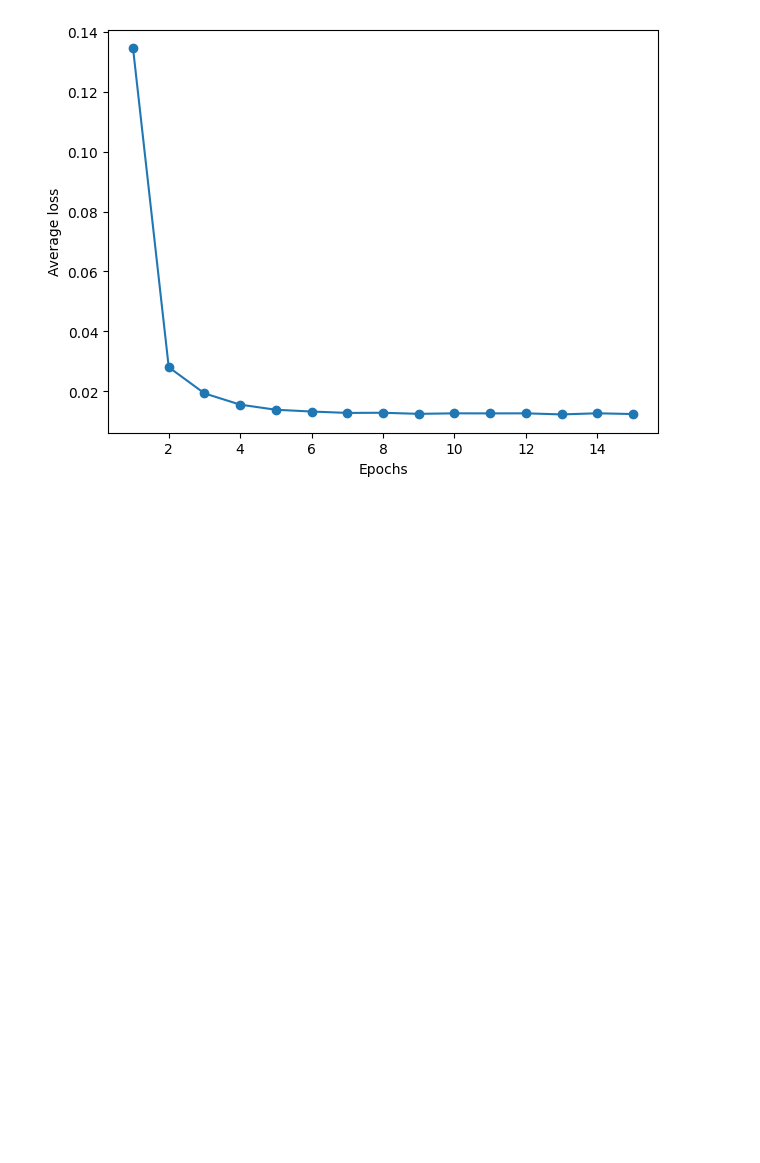
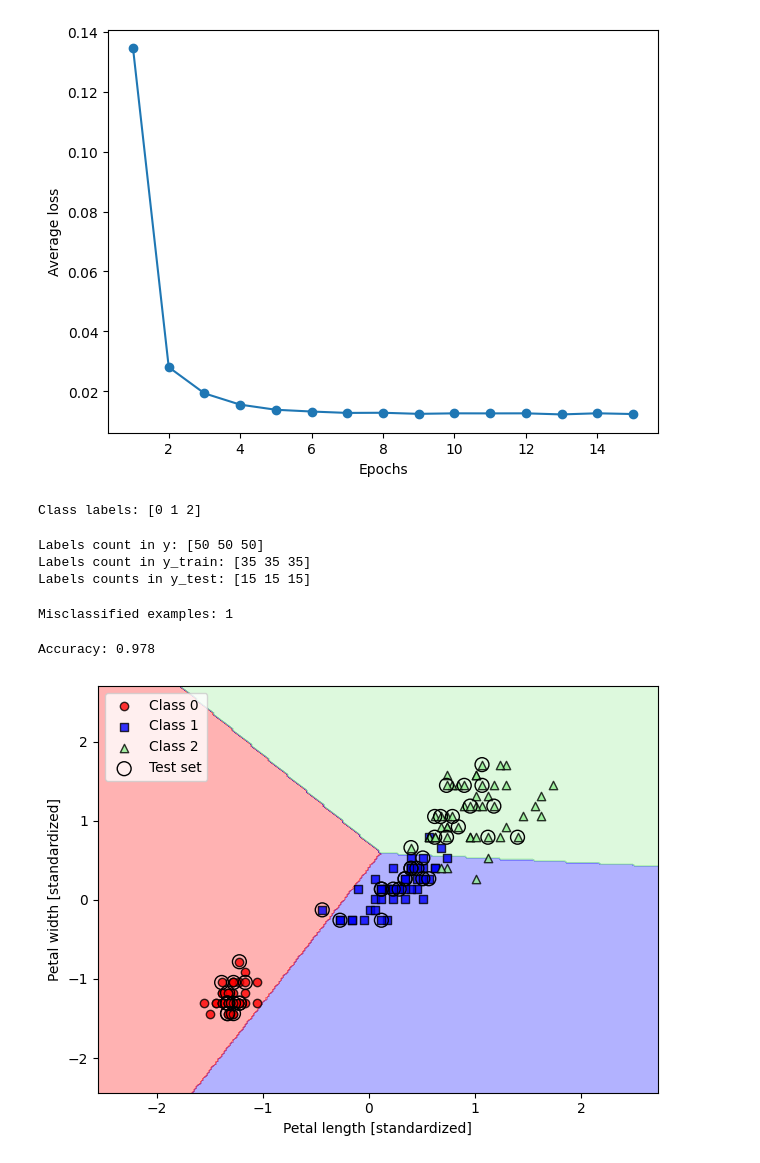
Before and after one commit to mathcslearner/ML_Implementation, a Jupyter notebook: perceptron_training.ipynb, the cells around one changed output. Drawn from its saved outputs; the diff is of its cells as text; code cells hidden in the pictures; blank space fills up the shorter version.

Commit message:
feat: perceptron api training

```diff
--- a/perceptron_training.ipynb
+++ b/perceptron_training.ipynb
@@ -147,3 +147,44 @@ plt.show()
 # %% [output]
 [figure]
 [figure]
+# %%
+from sklearn import datasets
+import numpy as np
+iris = datasets.load_iris()
+X = iris.data[:, [2, 3]]
+y = iris.target
+print('Class labels:', np.unique(y))
+# %% [output]
+Class labels: [0 1 2]
+# %%
+from sklearn.model_selection import train_test_split
+X_train, X_test, y_train, y_test = train_test_split(
+    X, y, test_size=0.3, random_state=1, stratify=y
+)
+print('Labels count in y:', np.bincount(y))
+print('Labels count in y_train:', np.bincount(y_train))
+print('Labels counts in y_test:', np.bincount(y_test))
+# %% [output]
+Labels count in y: [50 50 50]
+Labels count in y_train: [35 35 35]
+Labels counts in y_test: [15 15 15]
+# %%
+from sklearn.preprocessing import StandardScaler
+sc = StandardScaler()
+sc.fit(X_train)
+X_train_std = sc.transform(X_train)
+X_test_std = sc.transform(X_test)
+# %%
+from sklearn.linear_model import Perceptron
+ppn = Perceptron(eta0=0.1, random_state=1)
+ppn.fit(X_train_std, y_train)
+
+y_pred = ppn.predict(X_test_std)
+print('Misclassified examples: %d' % (y_test != y_pred).sum())
+# %% [output]
+Misclassified examples: 1
+# %%
+from sklearn.metrics import accuracy_score
+print('Accuracy: %.3f' % accuracy_score(y_test, y_pred))
+# %% [output]
+Accuracy: 0.978
@@ -149,0 +232,11 @@ plt.show()
+# %%
+X_combined_std = np.vstack((X_train_std, X_test_std))
+y_combined = np.hstack((y_train, y_test))
+plot_decision_regions(X=X_combined_std,y=y_combined,classifier=ppn,test_idx=range(105, 150))
+plt.xlabel('Petal length [standardized]')
+plt.ylabel('Petal width [standardized]')
+plt.legend(loc='upper left')
+plt.tight_layout()
+plt.show()
+# %% [output]
+[figure, added]
```
Also changed, not shown: parts of 1 cell of this notebook.
